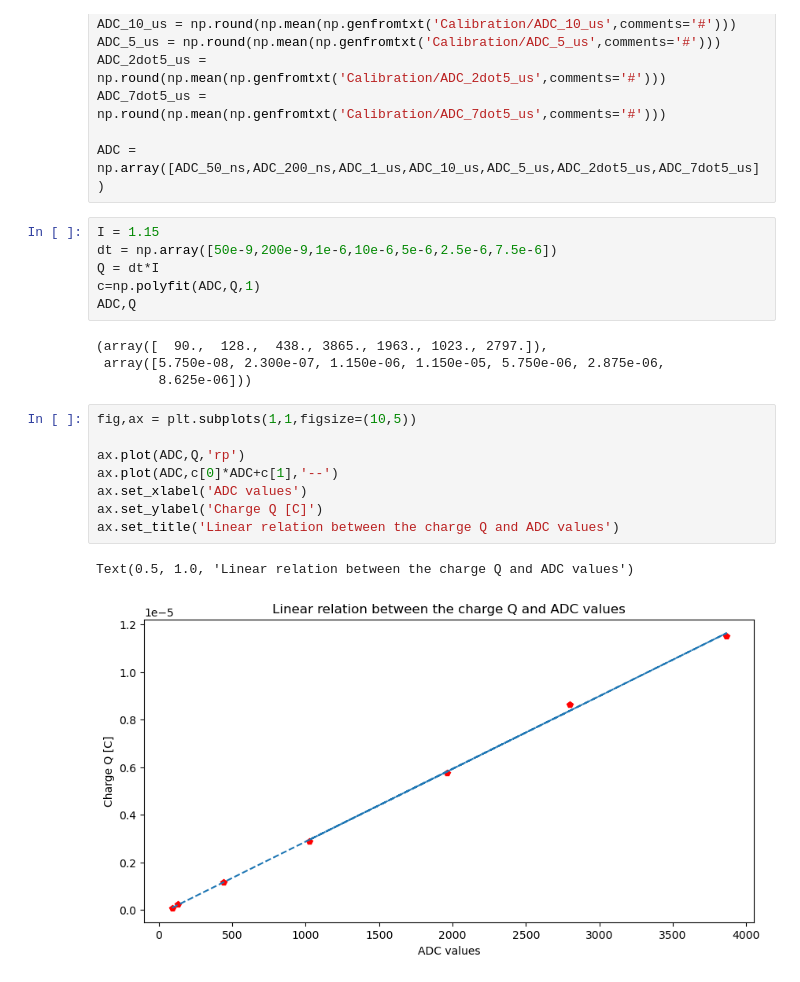
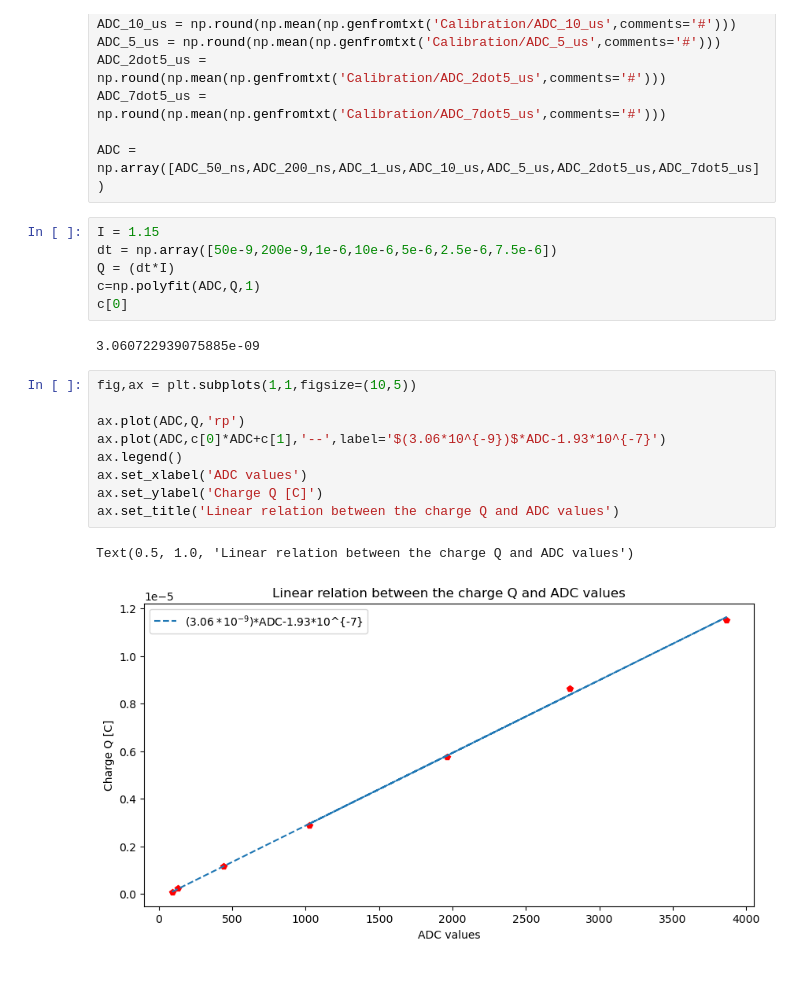
Before and after one commit to jmoeil/PHYS-F311-Labs, a Jupyter notebook: Particle physics/Data analysis/Charge ADC.ipynb, the cells around one changed output. Cells and saved outputs as stored; diff of their text form.

```diff
--- a/Particle physics/Data analysis/Charge ADC.ipynb
+++ b/Particle physics/Data analysis/Charge ADC.ipynb
@@ -14,21 +14,20 @@ ADC = np.array([ADC_50_ns,ADC_200_ns,ADC_1_us,ADC_10_us,ADC_5_us,ADC_2dot5_us,AD
 # %%
 I = 1.15
 dt = np.array([50e-9,200e-9,1e-6,10e-6,5e-6,2.5e-6,7.5e-6])
-Q = dt*I
+Q = (dt*I)
 c=np.polyfit(ADC,Q,1)
-ADC,Q
+c[0]
 # %% [output]
-(array([  90.,  128.,  438., 3865., 1963., 1023., 2797.]),
- array([5.750e-08, 2.300e-07, 1.150e-06, 1.150e-05, 5.750e-06, 2.875e-06,
-        8.625e-06]))
+3.060722939075885e-09
 # %%
 fig,ax = plt.subplots(1,1,figsize=(10,5))
 
 ax.plot(ADC,Q,'rp')
-ax.plot(ADC,c[0]*ADC+c[1],'--')
+ax.plot(ADC,c[0]*ADC+c[1],'--',label='$(3.06*10^{-9})$*ADC-1.93*10^{-7}')
+ax.legend()
 ax.set_xlabel('ADC values')
 ax.set_ylabel('Charge Q [C]')
 ax.set_title('Linear relation between the charge Q and ADC values')
 # %% [output]
 Text(0.5, 1.0, 'Linear relation between the charge Q and ADC values')
-[figure, old version]
+[figure, new version]
```
Also changed, not shown: 16 other files.
